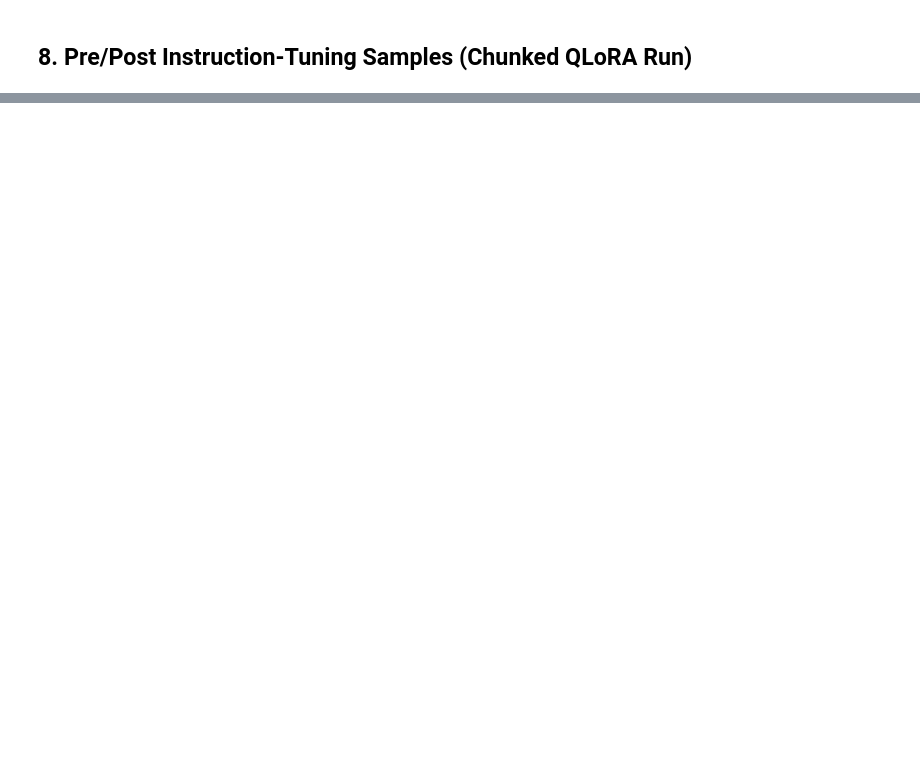
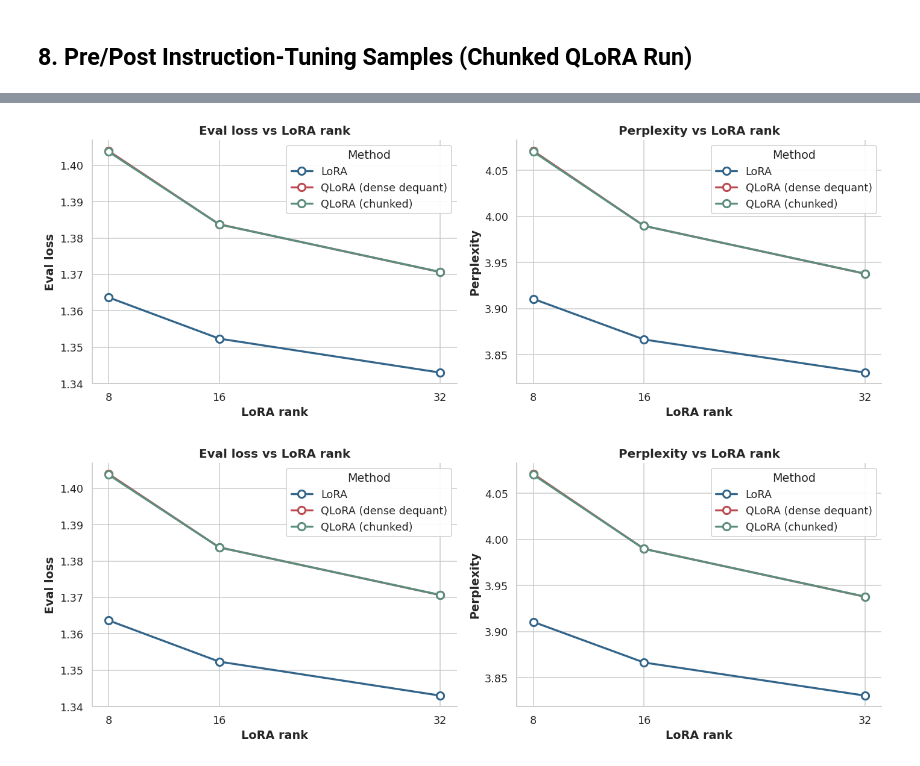
Before and after one commit to khanzaifa37/Quantized-LoRA, a Jupyter notebook: notebooks/05_chunked_qlora_workflow.ipynb, the cells around one changed output, grey strips where cells are left out. Cells and saved outputs as stored; diff of their text form; code cells hidden in the pictures; blank space fills up the shorter version.

Commit message:
Update the notebook for chunked qlora

```diff
--- a/notebooks/05_chunked_qlora_workflow.ipynb
+++ b/notebooks/05_chunked_qlora_workflow.ipynb
@@ -232,0 +476,14 @@ for row in instruction_table.to_dict(orient="records"):
+# %%
+import pandas as pd
+from qlora_scratch.analysis import results_summary_table
+
+summary = results_summary_table(all_metrics)
+display_cols = [
+    "experiment", "method", "lora_rank",
+    "eval_loss", "perplexity",
+    "peak_vram_mb", "peak_reserved_vram_mb",
+    "tokens_per_second", "avg_generation_tokens_per_second",
+    "avg_optimizer_step_latency_s", "wall_time_s",
+]
+pd.set_option("display.float_format", lambda v: f"{v:.3f}")
+summary[display_cols].sort_values(["lora_rank", "method"]).reset_index(drop=True)
@@ -232,0 +607,25 @@ for row in instruction_table.to_dict(orient="records"):
+# %%
+fig, axes = plt.subplots(1, 2, figsize=(13, 4.8), sharex=True)
+
+for metric, label, ax in [("eval_loss", "Eval loss", axes[0]),
+                          ("perplexity", "Perplexity", axes[1])]:
+    for method in METHOD_ORDER:
+        sub = summary[summary["method"] == method].sort_values("lora_rank")
+        ax.plot(
+            sub["lora_rank"], sub[metric],
+            label=METHOD_LABELS[method],
+            color=METHOD_COLORS[method],
+            linewidth=2.2, marker="o", markersize=8,
+            markerfacecolor="white", markeredgewidth=2,
+        )
+    ax.set_xticks(sorted(summary["lora_rank"].unique()))
+    ax.set_xlabel("LoRA rank")
+    ax.set_ylabel(label)
+    ax.set_title(f"{label} vs LoRA rank")
+    ax.legend(title="Method", loc="best")
+
+fig.tight_layout()
+fig
+# %% [output]
+[figure, added]
+[figure, added]
```
Also changed, not shown: parts of 28 cells of this notebook.
